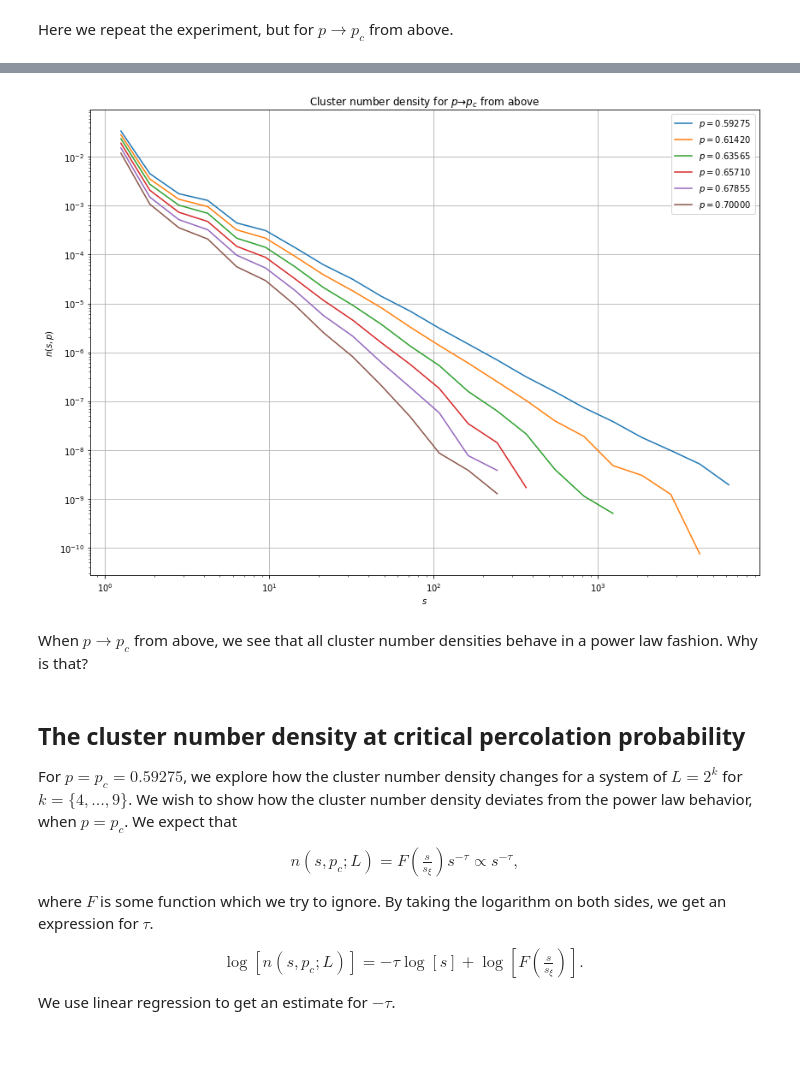
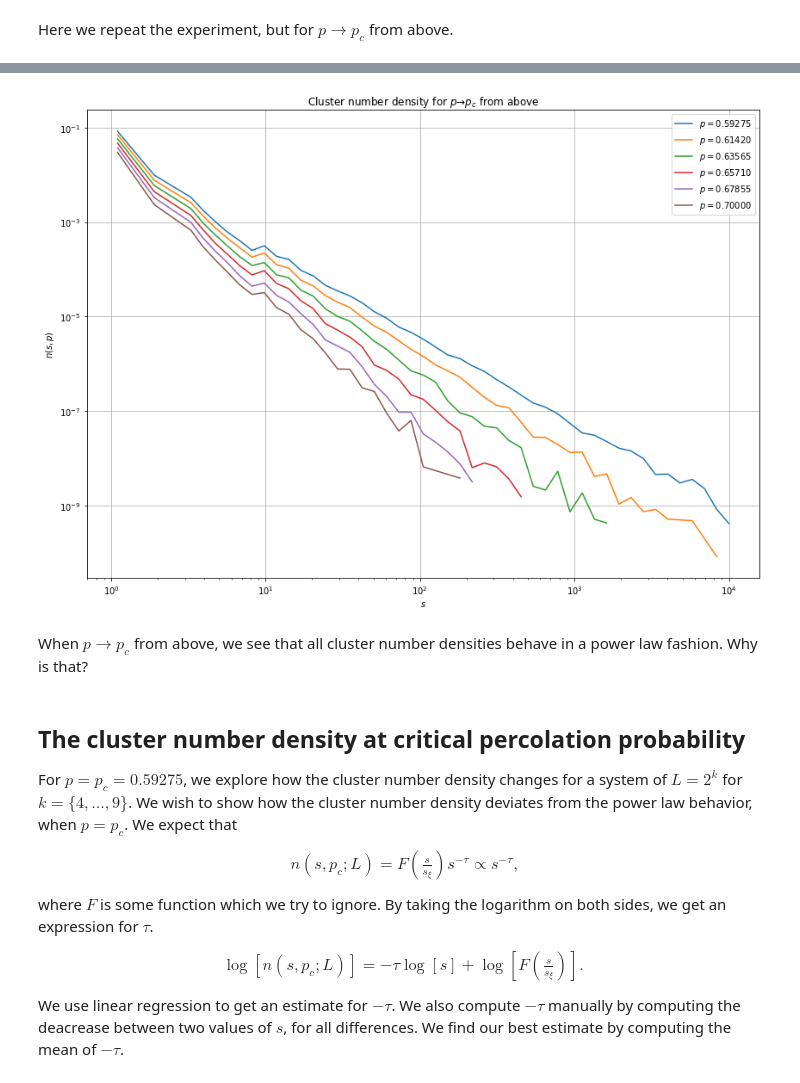
Before and after one commit to Schoyen/FYS4460, a Jupyter notebook: project-3/cluster-number-density.ipynb, the cells around one changed output, grey strips where cells are left out. Cells and saved outputs as stored; diff of their text form; code cells hidden in the pictures; blank space fills up the shorter version.

```diff
--- a/project-3/cluster-number-density.ipynb
+++ b/project-3/cluster-number-density.ipynb
@@ -54,8 +54,6 @@ def compute_cluster_number_density(L, M, p, a=1.2):
         area.extend(compute_cluster_area(z, p))
 
     n, s = np.histogram(area, L ** 2)
-
-    nsp = n / (L ** 2 * M)
 
     # Logarithmic binning
     logamax = np.ceil(np.log(max(s)) / np.log(a))
@@ -66,7 +64,10 @@ def compute_cluster_number_density(L, M, p, a=1.2):
     sl = (bins[1:] + bins[:-1]) * 0.5
     nsl = nl / (M * L ** 2 * ds)
 
-    return sl, nsl
+    # Remove bins where there are no observations
+    mask = np.abs(nsl) > 1e-14
+
+    return sl[mask], nsl[mask]
 # %%
 p_c = 0.59275
 # %% [markdown]
@@ -76,7 +77,7 @@ fig = plt.figure(figsize=(14, 10))
 
 for p in tqdm.tqdm_notebook(np.linspace(0.3, p_c, 6)):
     plt.loglog(
-        *compute_cluster_number_density(200, 200, p, a=1.5),
+        *compute_cluster_number_density(200, 200, p, a=1.2),
         label=rf"$p = {p:.5f}$"
     )
 
@@ -96,21 +97,21 @@ Here we repeat the experiment, but for $p \to p_c$ from above.
 # %%
 fig = plt.figure(figsize=(14, 10))
 
 for p in tqdm.tqdm_notebook(np.linspace(p_c, 0.7, 6)):
     plt.loglog(
-        *compute_cluster_number_density(200, 200, p, a=1.5),
+        *compute_cluster_number_density(200, 200, p, a=1.2),
         label=rf"$p = {p:.5f}$"
     )
 
 plt.legend()
 plt.grid()
 plt.title(r"Cluster number density for $p \to p_c$ from above")
 plt.xlabel(r"$s$")
 plt.ylabel(r"$n(s, p)$")
 plt.show()
 # %% [output]
 [interactive output not drawn]
-[figure, old version]
+[figure, new version]
 # %% [markdown]
 When $p \to p_c$ from above, we see that all cluster number densities behave in a power law fashion. Why is that?
 # %% [markdown]
@@ -129,5 +130,5 @@ By taking the logarithm on both sides, we get an expression for $\tau$.
     -\tau \log\left[ s \right]
     + \log\left[ F\left(\frac{s}{s_{\xi}}\right) \right].
 \end{gather}
-We use linear regression to get an estimate for $-\tau$.
+We use linear regression to get an estimate for $-\tau$. We also compute $-\tau$ manually by computing the deacrease between two values of $s$, for all differences. We find our best estimate by computing the mean of $-\tau$.
 # %%
```
Also changed, not shown: parts of 19 cells of this notebook.
